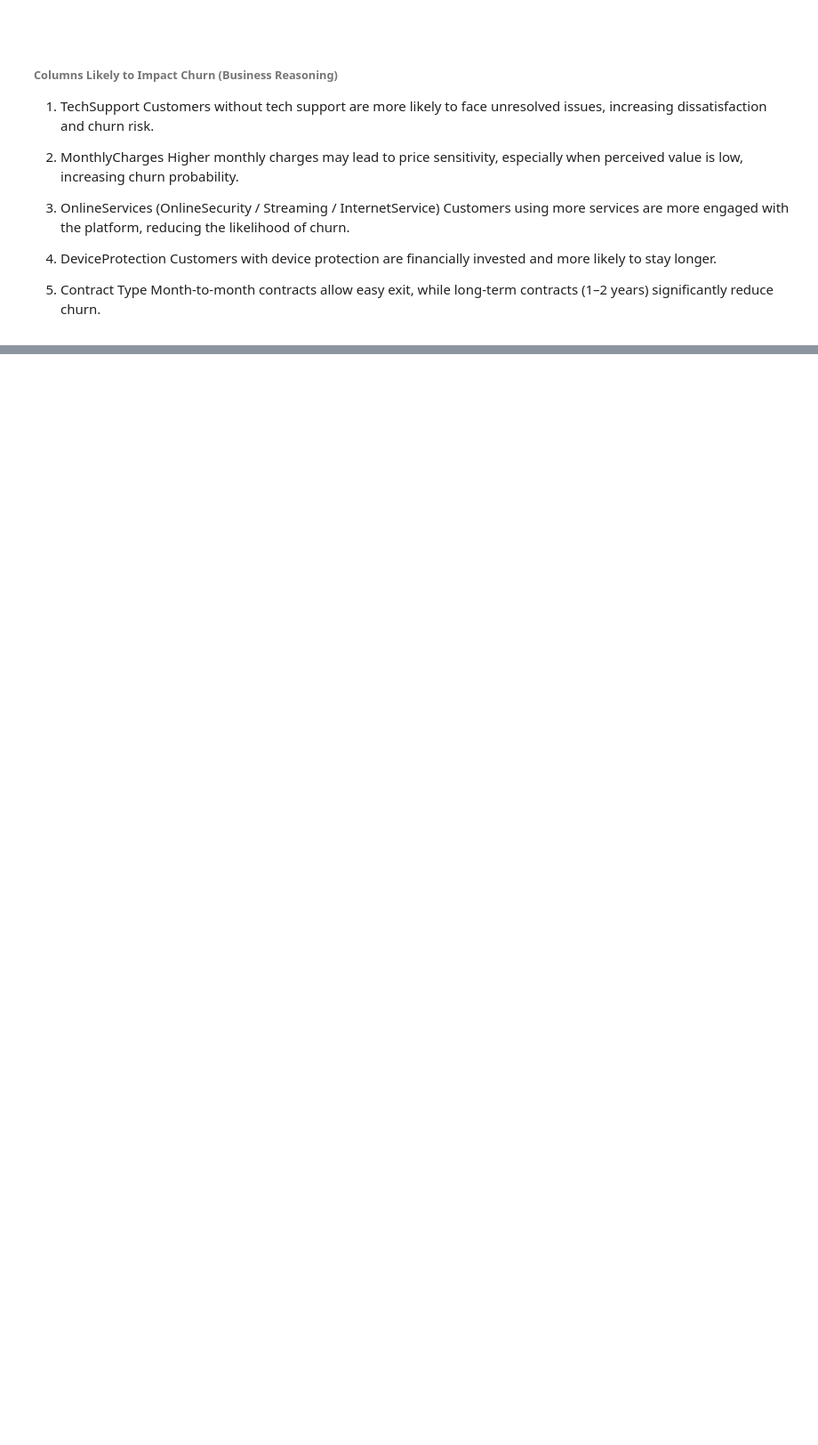
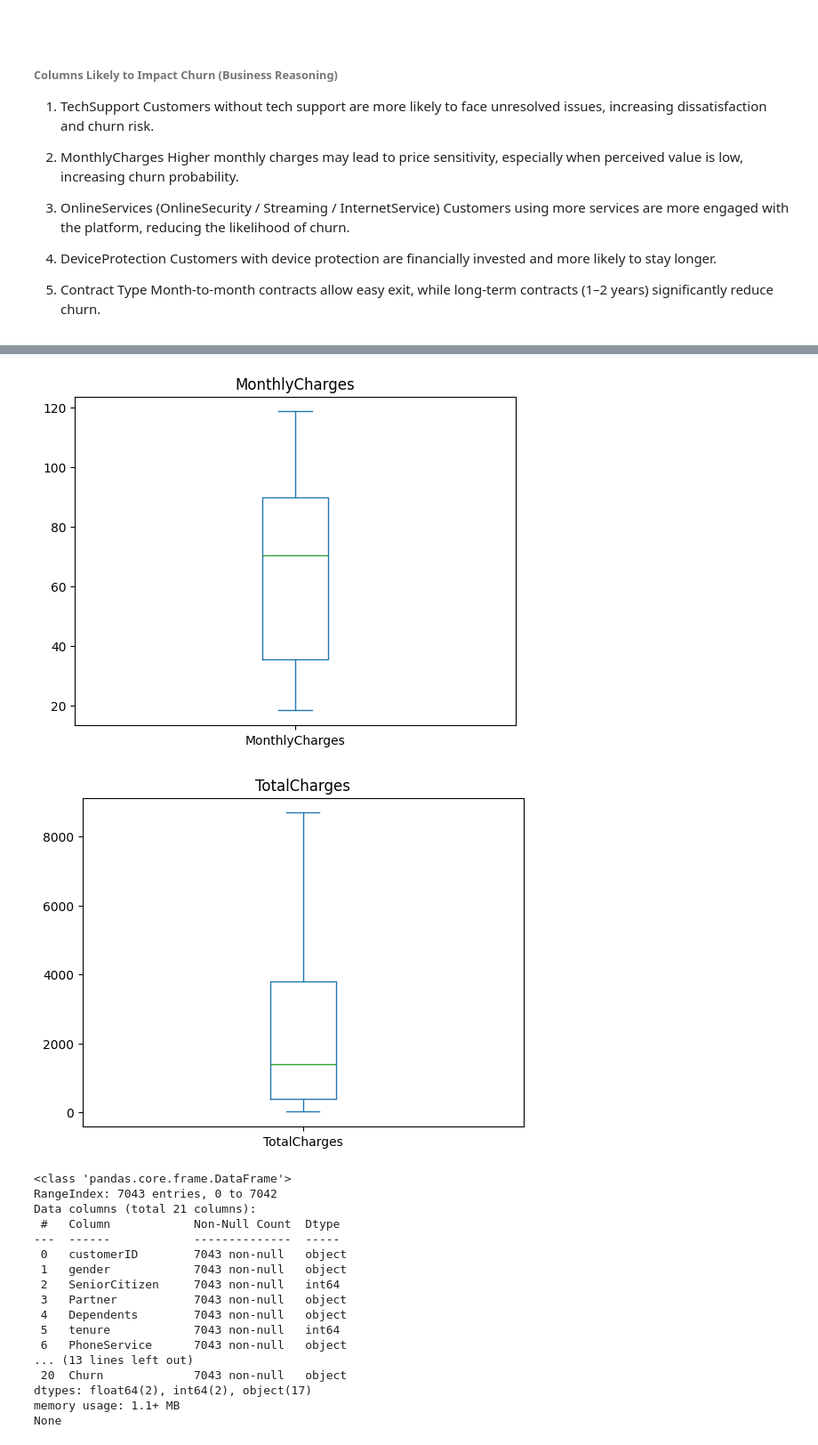
Before and after one commit to srilalithamulpuru/ml-churn-project, a Jupyter notebook: notebooks/01_data_understanding.ipynb, the cells around one changed output, grey strips where cells are left out. Shown at 89% size. Saved outputs shown, nothing was run; the diff lists cells and outputs as text; code cells hidden in the pictures; blank space fills up the shorter version.

```diff
--- a/notebooks/01_data_understanding.ipynb
+++ b/notebooks/01_data_understanding.ipynb
@@ -146,0 +123,5 @@ Month-to-month contracts allow easy exit, while long-term contracts (1–2 years
+# %%
+df['TotalCharges'] = pd.to_numeric(df['TotalCharges'], errors='coerce')
+
+# Check how many became NaN
+df['TotalCharges'].isnull().sum()
@@ -146,0 +130,39 @@ Month-to-month contracts allow easy exit, while long-term contracts (1–2 years
+# %%
+# Numeric columns: fill NaN with median
+numeric_cols = ['tenure', 'MonthlyCharges', 'TotalCharges']
+df[numeric_cols] = df[numeric_cols].fillna(df[numeric_cols].median())
+
+# Categorical columns: fill NaN with mode (if any)
+categorical_cols = df.select_dtypes(include='object').columns.tolist()
+df[categorical_cols] = df[categorical_cols].fillna(df[categorical_cols].mode().iloc[0])
+# %%
+### Inspect outliers
+import matplotlib.pyplot as plt
+
+df['MonthlyCharges'].plot(kind='box', title='MonthlyCharges')
+plt.show()
+
+df['TotalCharges'].plot(kind='box', title='TotalCharges')
+plt.show()
+print(df.info())
+df.isnull().sum()
+# %% [output]
+[figure, added]
+[figure, added]
+<class 'pandas.core.frame.DataFrame'>
+RangeIndex: 7043 entries, 0 to 7042
+Data columns (total 21 columns):
+ #   Column            Non-Null Count  Dtype
+---  ------            --------------  -----
+ 0   customerID        7043 non-null   object
+ 1   gender            7043 non-null   object
+ 2   SeniorCitizen     7043 non-null   int64
+ 3   Partner           7043 non-null   object
+ 4   Dependents        7043 non-null   object
+ 5   tenure            7043 non-null   int64
+ 6   PhoneService      7043 non-null   object
+... (13 lines left out)
+ 20  Churn             7043 non-null   object
+dtypes: float64(2), int64(2), object(17)
+memory usage: 1.1+ MB
+None
```
Also changed, not shown: parts of 8 cells of this notebook, 2 other files.
